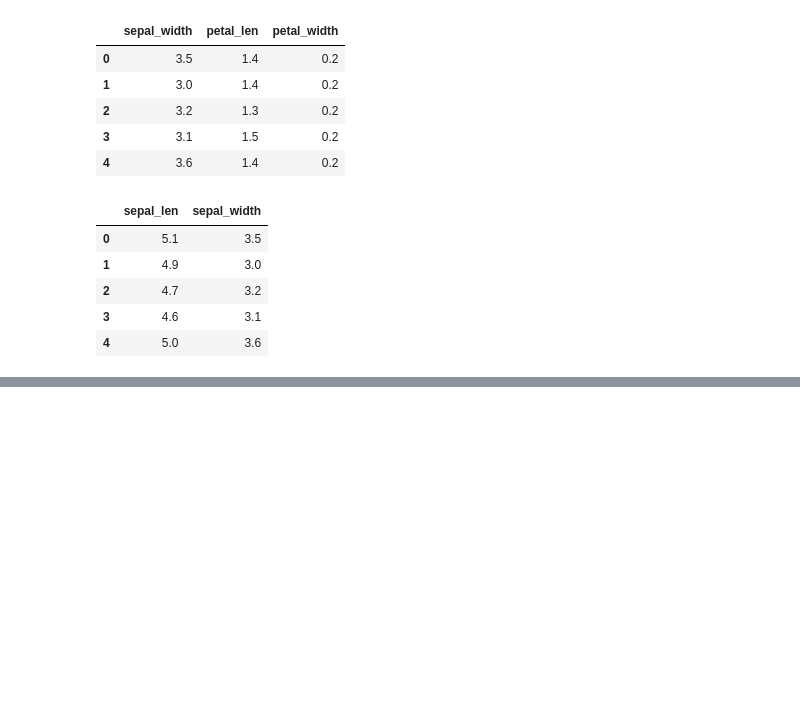
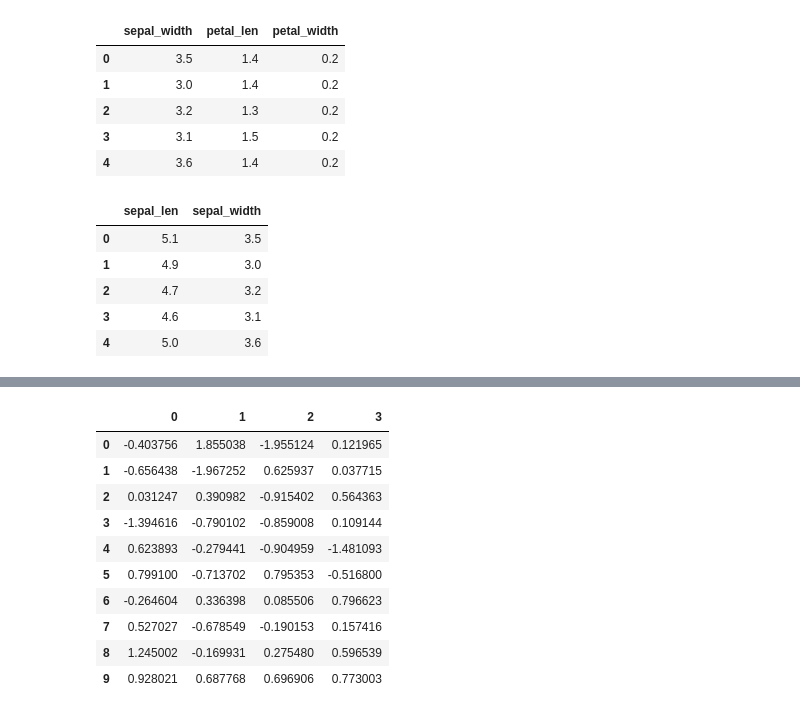
Before and after one commit to youess/notes, a Jupyter notebook: python/pandas数据操作.ipynb, the cells around one changed output, grey strips where cells are left out. Cells and saved outputs as stored; diff of their text form; code cells hidden in the pictures; blank space fills up the shorter version.

Commit message:
pandas DataFrame基础操作

```diff
--- a/python/pandas数据操作.ipynb
+++ b/python/pandas数据操作.ipynb
@@ -191,0 +236,8 @@ dat[["sepal_len", "sepal_width"]].head()
+# %%
+## data binding
+
+pieces = [ pd.DataFrame(np.random.randn(2, 4)),          # 正太分布中取2行4列
+           pd.DataFrame(np.random.randn(3, 4)),
+           pd.DataFrame(np.random.randn(4, 4)) ]
+df = pd.concat(pieces)
+df
@@ -191,0 +255,14 @@ dat[["sepal_len", "sepal_width"]].head()
+# %%
+df.append(pd.DataFrame(np.random.rand(1, 4)), ignore_index=True)
+# %% [output]
+|  | 0 | 1 | 2 | 3 |
+| 0 | -0.403756 | 1.855038 | -1.955124 | 0.121965 |
+| 1 | -0.656438 | -1.967252 | 0.625937 | 0.037715 |
+| 2 | 0.031247 | 0.390982 | -0.915402 | 0.564363 |
+| 3 | -1.394616 | -0.790102 | -0.859008 | 0.109144 |
+| 4 | 0.623893 | -0.279441 | -0.904959 | -1.481093 |
+| 5 | 0.799100 | -0.713702 | 0.795353 | -0.516800 |
+| 6 | -0.264604 | 0.336398 | 0.085506 | 0.796623 |
+| 7 | 0.527027 | -0.678549 | -0.190153 | 0.157416 |
+| 8 | 1.245002 | -0.169931 | 0.275480 | 0.596539 |
+| 9 | 0.928021 | 0.687768 | 0.696906 | 0.773003 |
```
Also changed, not shown: parts of 18 cells of this notebook, 1 other file.
